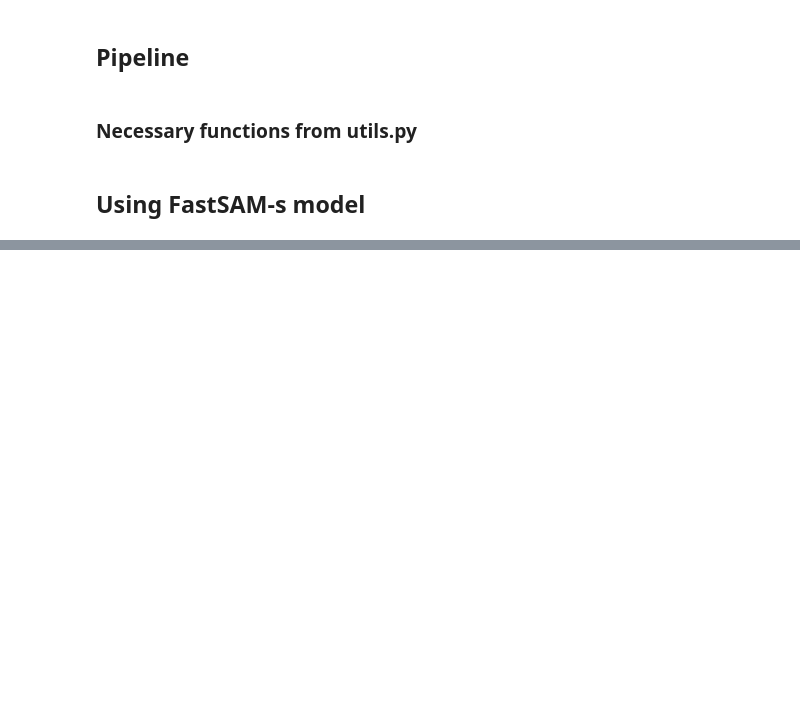
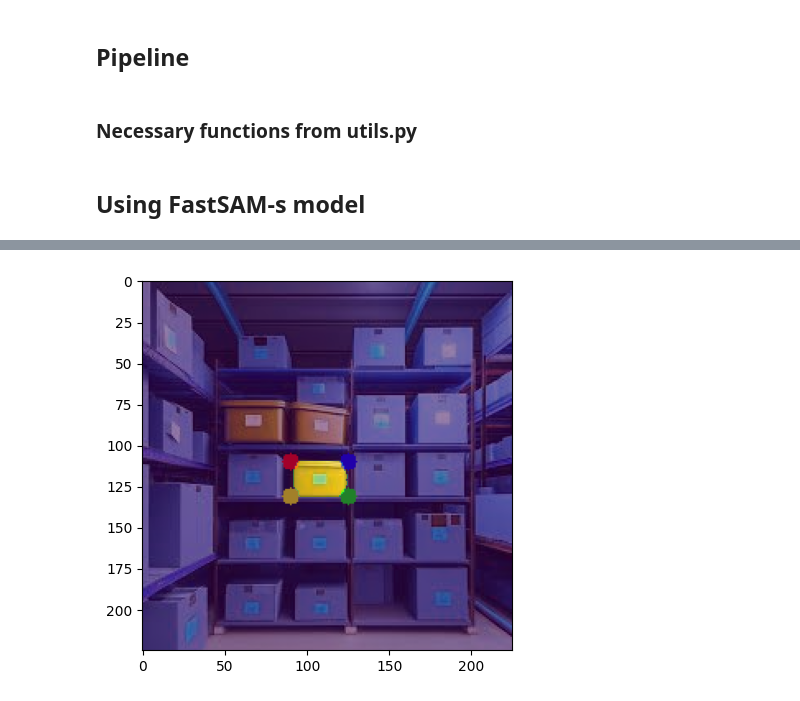
Before and after one commit to mora-bprs/SAM-model, a Jupyter notebook: FastSAM_local.ipynb, the cells around one changed output, grey strips where cells are left out. Drawn from its saved outputs; the diff is of its cells as text; code cells hidden in the pictures; blank space fills up the shorter version.

```diff
--- a/FastSAM_local.ipynb
+++ b/FastSAM_local.ipynb
@@ -549,0 +653,20 @@ Got this error for random_index : 43 {
+# %%
+import matplotlib.pyplot as plt
+
+# Assuming your image is named 'image' and mask is named 'mask'
+# image.shape = (225, 225, 3)
+# mask.shape = (1, 225, 225)
+
+# Reshape the mask to remove the singleton dimension
+mask = mask.reshape((225, 225))
+
+# Plot the image
+plt.imshow(image)
+
+# Apply the mask
+plt.imshow(mask, alpha=0.5, cmap='viridis')  # Adjust alpha value for transparency and cmap for color
+
+# Show the plot
+plt.show()
+# %% [output]
+[figure, added]
```
Also changed, not shown: parts of 12 cells of this notebook, 5 other files.
